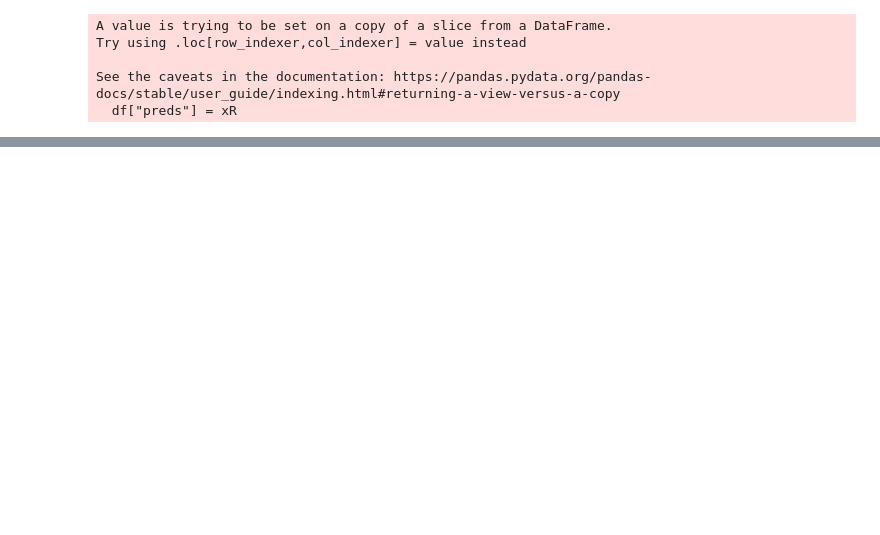
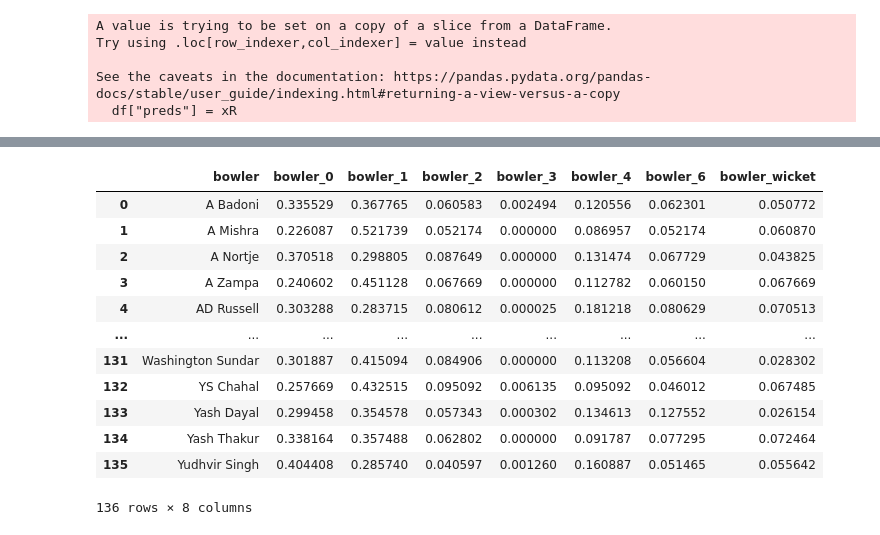
Before and after one commit to ashwin6-dev/ipl-match-model, a Jupyter notebook: model/notebook.ipynb, the cells around one changed output, grey strips where cells are left out. Cells and saved outputs as stored; diff of their text form; code cells hidden in the pictures; blank space fills up the shorter version.

Commit message:
added player stat calculations

```diff
--- a/model/notebook.ipynb
+++ b/model/notebook.ipynb
@@ -174,18 +188,3 @@ sns.scatterplot(data=total_group, x="innings_total", y="preds")
 import pickle
 file = open("model.pkl", "wb")
 pickle.dump(model, file)
-# %%
-dummies = pd.get_dummies(df.outcome).astype(int)
-striker_features = [
-            "striker_0",
-            "striker_1",
-            "striker_2",
-            "striker_3",
-            "striker_4",
-            "striker_6",
-            "striker_wicket"
-        ]
-df[striker_features] = dummies
-d = df.groupby("striker").agg({ f : "mean" for f in striker_features })
-
-d.to_dict(orient="index")
@@ -210,3 +191,3 @@ d.to_dict(orient="index")
 # %%
 p = PlayerStatsProcessor(df)
-print (p.batsmen_stats())
+d = p.bowler_stats()
@@ -230,0 +194,3 @@ print (p.batsmen_stats())
+# %%
+d
+dict(zip(d.bowler, d.set_index("bowler").values))
@@ -230,0 +212,16 @@ print (p.batsmen_stats())
+# %%
+d
+# %% [output]
+|  | bowler | bowler_0 | bowler_1 | bowler_2 | bowler_3 | bowler_4 | bowler_6 | bowler_wicket |
+| 0 | A Badoni | 0.335529 | 0.367765 | 0.060583 | 0.002494 | 0.120556 | 0.062301 | 0.050772 |
+| 1 | A Mishra | 0.226087 | 0.521739 | 0.052174 | 0.000000 | 0.086957 | 0.052174 | 0.060870 |
+| 2 | A Nortje | 0.370518 | 0.298805 | 0.087649 | 0.000000 | 0.131474 | 0.067729 | 0.043825 |
+| 3 | A Zampa | 0.240602 | 0.451128 | 0.067669 | 0.000000 | 0.112782 | 0.060150 | 0.067669 |
+| 4 | AD Russell | 0.303288 | 0.283715 | 0.080612 | 0.000025 | 0.181218 | 0.080629 | 0.070513 |
+| ... | ... | ... | ... | ... | ... | ... | ... | ... |
+| 131 | Washington Sundar | 0.301887 | 0.415094 | 0.084906 | 0.000000 | 0.113208 | 0.056604 | 0.028302 |
+| 132 | YS Chahal | 0.257669 | 0.432515 | 0.095092 | 0.006135 | 0.095092 | 0.046012 | 0.067485 |
+| 133 | Yash Dayal | 0.299458 | 0.354578 | 0.057343 | 0.000302 | 0.134613 | 0.127552 | 0.026154 |
+| 134 | Yash Thakur | 0.338164 | 0.357488 | 0.062802 | 0.000000 | 0.091787 | 0.077295 | 0.072464 |
+| 135 | Yudhvir Singh | 0.404408 | 0.285740 | 0.040597 | 0.001260 | 0.160887 | 0.051465 | 0.055642 |
+136 rows × 8 columns
```
Also changed, not shown: parts of 8 cells of this notebook.
